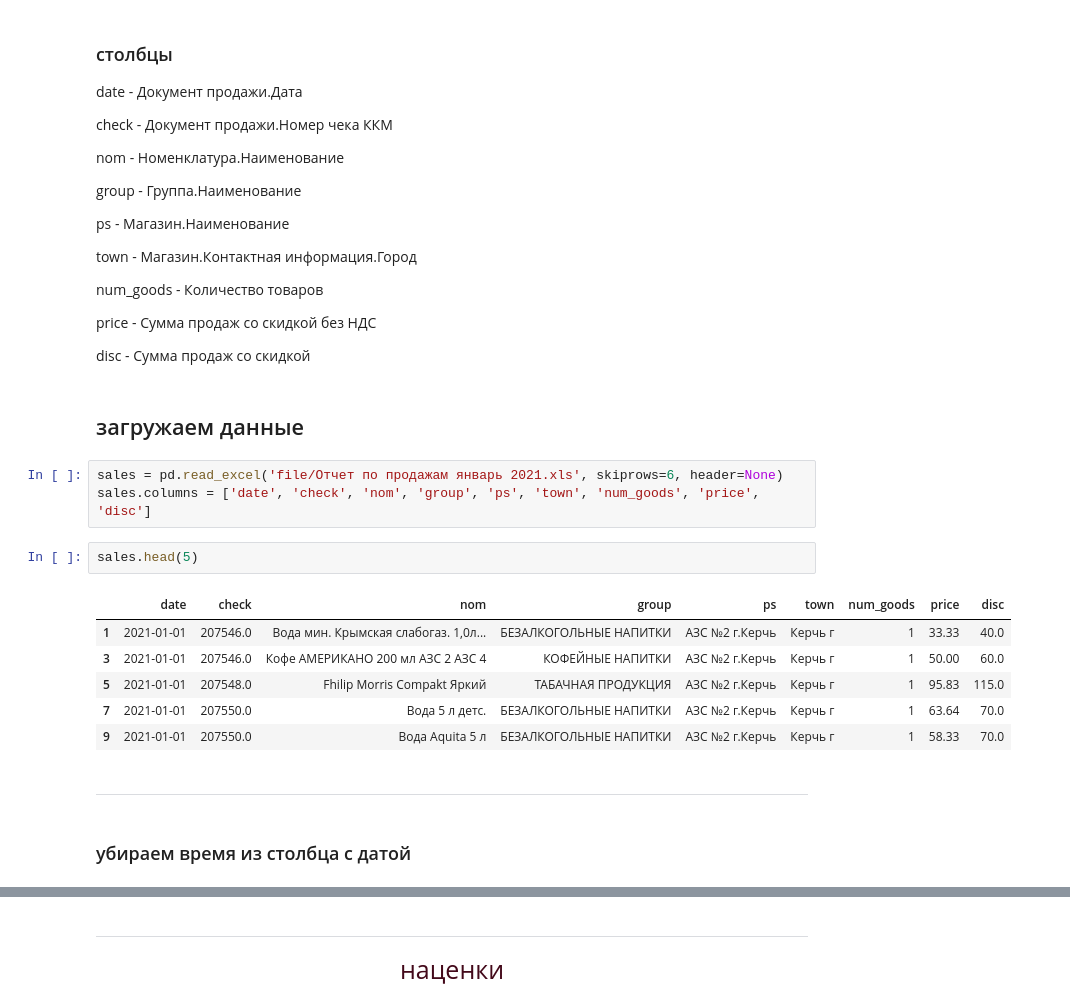
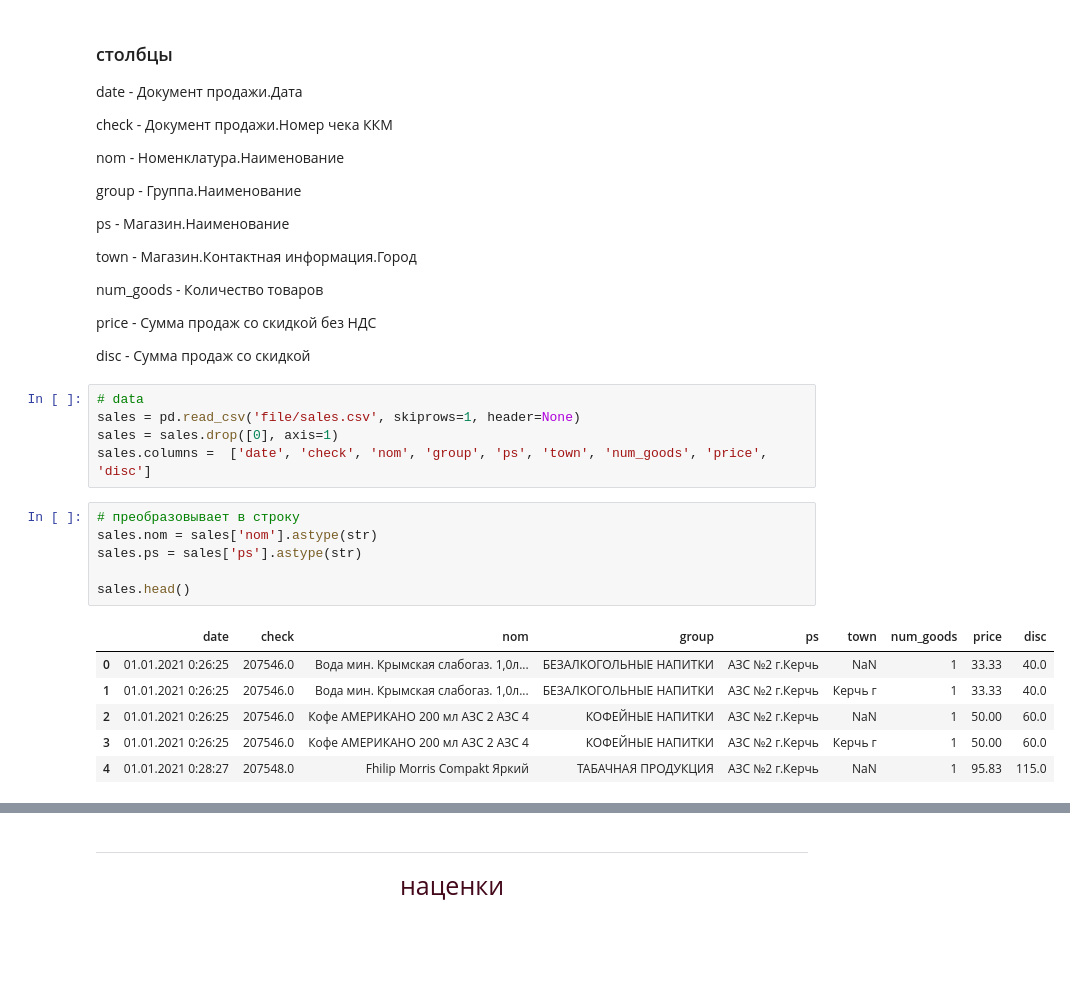
Before and after one commit to anfisso/work, a Jupyter notebook: Crimea.ipynb, the cells around one changed output, grey strips where cells are left out. Drawn from its saved outputs; the diff is of its cells as text; blank space fills up the shorter version.

```diff
--- a/Crimea.ipynb
+++ b/Crimea.ipynb
@@ -23,21 +27,21 @@ import numpy as np
  price - Сумма продаж со скидкой без НДС
 
  disc - Сумма продаж со скидкой
-# %% [markdown]
-## загружаем данные
 # %%
-sales = pd.read_excel('file/Отчет по продажам январь 2021.xls', skiprows=6, header=None)
-sales.columns = ['date', 'check', 'nom', 'group', 'ps', 'town', 'num_goods', 'price', 'disc']
+# data
+sales = pd.read_csv('file/sales.csv', skiprows=1, header=None)
+sales = sales.drop([0], axis=1)
+sales.columns =  ['date', 'check', 'nom', 'group', 'ps', 'town', 'num_goods', 'price', 'disc']
-# %%
-sales.head(5)
-# %% [output]
-|  | date | check | nom | group | ps | town | num_goods | price | disc |
-| 1 | 2021-01-01 | 207546.0 | Вода мин. Крымская слабогаз. 1,0л... | БЕЗАЛКОГОЛЬНЫЕ НАПИТКИ | АЗС №2 г.Керчь | Керчь г | 1 | 33.33 | 40.0 |
-| 3 | 2021-01-01 | 207546.0 | Кофе АМЕРИКАНО 200 мл АЗС 2 АЗС 4 | КОФЕЙНЫЕ НАПИТКИ | АЗС №2 г.Керчь | Керчь г | 1 | 50.00 | 60.0 |
-| 5 | 2021-01-01 | 207548.0 | Fhilip Morris Compakt Яркий | ТАБАЧНАЯ ПРОДУКЦИЯ | АЗС №2 г.Керчь | Керчь г | 1 | 95.83 | 115.0 |
-| 7 | 2021-01-01 | 207550.0 | Вода 5 л детс. | БЕЗАЛКОГОЛЬНЫЕ НАПИТКИ | АЗС №2 г.Керчь | Керчь г | 1 | 63.64 | 70.0 |
-| 9 | 2021-01-01 | 207550.0 | Вода Aquita 5 л | БЕЗАЛКОГОЛЬНЫЕ НАПИТКИ | АЗС №2 г.Керчь | Керчь г | 1 | 58.33 | 70.0 |
-# %% [markdown]
-<hr style='margin:31px 0 33px 0; border: 1px solid #43091A'>
-# %% [markdown]
-### убираем время из столбца с датой
+# %%
+# преобразовывает в строку
+sales.nom = sales['nom'].astype(str)
+sales.ps = sales['ps'].astype(str)
+
+sales.head()
+# %% [output]
+|  | date | check | nom | group | ps | town | num_goods | price | disc |
+| 0 | 01.01.2021 0:26:25 | 207546.0 | Вода мин. Крымская слабогаз. 1,0л... | БЕЗАЛКОГОЛЬНЫЕ НАПИТКИ | АЗС №2 г.Керчь | NaN | 1 | 33.33 | 40.0 |
+| 1 | 01.01.2021 0:26:25 | 207546.0 | Вода мин. Крымская слабогаз. 1,0л... | БЕЗАЛКОГОЛЬНЫЕ НАПИТКИ | АЗС №2 г.Керчь | Керчь г | 1 | 33.33 | 40.0 |
+| 2 | 01.01.2021 0:26:25 | 207546.0 | Кофе АМЕРИКАНО 200 мл АЗС 2 АЗС 4 | КОФЕЙНЫЕ НАПИТКИ | АЗС №2 г.Керчь | NaN | 1 | 50.00 | 60.0 |
+| 3 | 01.01.2021 0:26:25 | 207546.0 | Кофе АМЕРИКАНО 200 мл АЗС 2 АЗС 4 | КОФЕЙНЫЕ НАПИТКИ | АЗС №2 г.Керчь | Керчь г | 1 | 50.00 | 60.0 |
+| 4 | 01.01.2021 0:28:27 | 207548.0 | Fhilip Morris Compakt Яркий | ТАБАЧНАЯ ПРОДУКЦИЯ | АЗС №2 г.Керчь | NaN | 1 | 95.83 | 115.0 |
```
Also changed, not shown: parts of 37 cells of this notebook.
